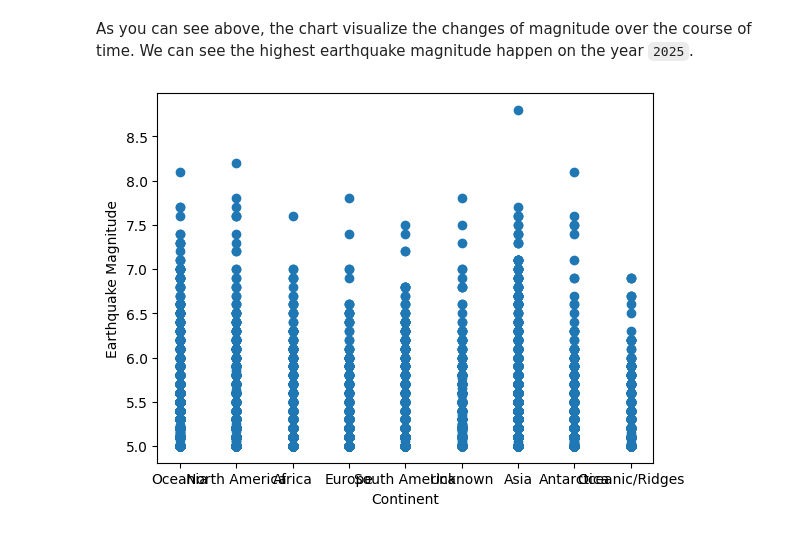
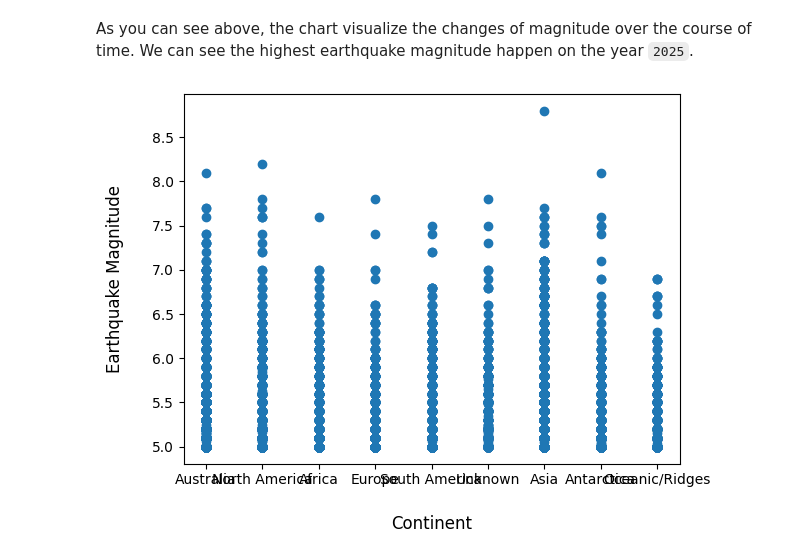
Before and after one commit to christiane-bacani/applied-data-science, a Jupyter notebook: courses/datacamp-courses/Intermediate-Python/Matplotlib/Projects/basic_plots_with_matplotlib(2).ipynb, the cells around one changed output. Saved outputs shown, nothing was run; the diff lists cells and outputs as text; code cells hidden in the pictures.

```diff
--- a/courses/datacamp-courses/Intermediate-Python/Matplotlib/Projects/basic_plots_with_matplotlib(2).ipynb
+++ b/courses/datacamp-courses/Intermediate-Python/Matplotlib/Projects/basic_plots_with_matplotlib(2).ipynb
@@ -167,7 +167,7 @@ CONTINENT_KEYWORDS = {
         "atacama", "boyuibe", "antofagasta",
     ],
 
-    "Oceania": [
+    "Australia": [
         # Countries
         "australia", "fiji", "kiribati", "marshall islands",
         "micronesia", "nauru", "new zealand", "palau",
@@ -208,21 +208,21 @@ CONTINENT_KEYWORDS = {
 # %%
 def map_locations(location: str) -> str:
     location = location.lower()
 
     for continent, countries in CONTINENT_KEYWORDS.items():
         if any(country in location for country in countries):
             return continent
 
     return "Unknown"
 
 df["continent"] = df["location"].apply(map_locations)
 
 plt.scatter(
     df["continent"],
     df["magnitude"]
 )
-plt.xlabel("Continent")
-plt.ylabel("Earthquake Magnitude")
+plt.xlabel("Continent", fontsize=12, labelpad=20)
+plt.ylabel("Earthquake Magnitude", fontsize=12, labelpad=20)
 plt.show()
 # %% [output]
-[figure, old version]
+[figure, new version]
```
